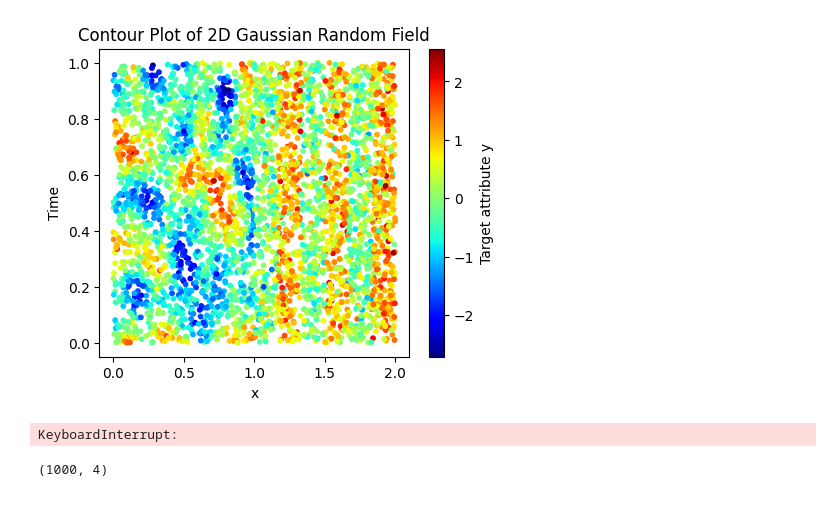
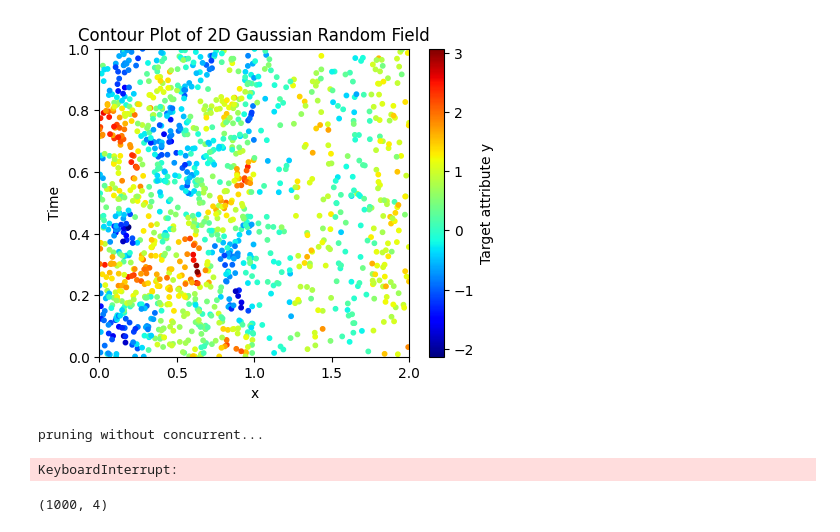
Before and after one commit to hossein-haeri/msmsa, a Jupyter notebook: dth_run.ipynb, the cells around one changed output. Drawn from its saved outputs; the diff is of its cells as text; code cells hidden in the pictures.

```diff
--- a/dth_run.ipynb
+++ b/dth_run.ipynb
@@ -48,62 +48,64 @@ def generate_2_class_field(num_points):
     # Generate the random field
     y = np.zeros(num_points)
     for i in range(num_points):
-        if 3*x[i] - int(3*x[i]) > 0.5:
+        if 2*x[i] - int(2*x[i]) > 0.5:
         # if x[i]+t[i] > 1:
             y[i] = 1
-    y = y + np.random.normal(0, .5, num_points)
+    y = y + np.random.normal(0, .3, num_points)
     return x, t, y
 
 
 
 # Parameters
-num_points = 2000  # Number of points to sample
+num_points = 1000  # Number of points to sample
 scale = 0.08  # Scale of the correlation
 
 # Generate field
 x1, t1, y1 = generate_2d_gaussian_random_field(num_points, scale)
-x2, t2, y2 = generate_2_class_field(int(num_points/1))
+x2, t2, y2 = generate_2_class_field(int(num_points/3))
 
 # combine the data into one dataset
 x = np.concatenate((x1, x2))
 t = np.concatenate((t1, t2))
 y = np.concatenate((y1, y2))
 
 num_samples = len(x)
 # Make a stream of samples
 stream = []
 for i in range(num_samples):
     stream.append((x[i], y[i], t[i], None))
 # sort samples in the stream by time
 stream.sort(key=lambda sample: sample[2])
 
 %matplotlib inline
 # Create a contour plot
 plt.figure(figsize=(5, 4))
 # plt.tricontourf(x, t, y, levels=20, cmap='viridis')
 # plt.colorbar(label='Target attribute y')
 vmin = min(y)
 vmax = max(y)
 plt.scatter(x, t, c=y, s=10, cmap='jet',vmin=vmin, vmax=vmax)
 plt.colorbar(label='Target attribute y')
+plt.xlim(0, 2)
+plt.ylim(0, 1)
 plt.title('Contour Plot of 2D Gaussian Random Field')
 plt.xlabel('x')
 plt.ylabel('Time')
 plt.show()
 # %% [output]
-[figure, old version]
+[figure, new version]
 # %%
 %matplotlib qt
 
-
-dth = DTH(epsilon=0,
-           num_sub_learners=10,
-             min_new_samples_for_base_learner_update=10,
-               min_new_samples_for_pruining=50,
-               multi_threading_sub_learners=False,
-               pruning_disabled=False,
-               num_pruning_threads=1,
-               max_elimination=10)
+plt.figure(figsize=(5, 4))
+dth = DTH(    epsilon=10,
+              num_sub_learners=10,
+              min_new_samples_for_base_learner_update=10,
+              min_new_samples_for_pruining=10,
+              multi_threading_sub_learners=False,
+              pruning_disabled=False,
+              num_pruning_threads=1,
+              max_elimination=10)
 y_pred = []
 stream = np.array(stream)
 samples_in_memory = []
@@ -123,9 +125,10 @@ for i, (X, y, t, y_pred) in enumerate(tqdm(stream)):
     plt.scatter(memory_X, memory_t, c=memory_y, s=10, cmap='jet',vmax=vmax, vmin=vmin)
     plt.xlim(0, 2)
     plt.ylim(0, 1)
-    plt.pause(0.0000001)
+    plt.pause(0.01)
 # %% [output]
-KeyboardInterrupt:
+pruning without concurrent...
+KeyboardInterrupt:
 # %%
 # %% [output]
 (1000, 4)
```
Also changed, not shown: 1 other file.
